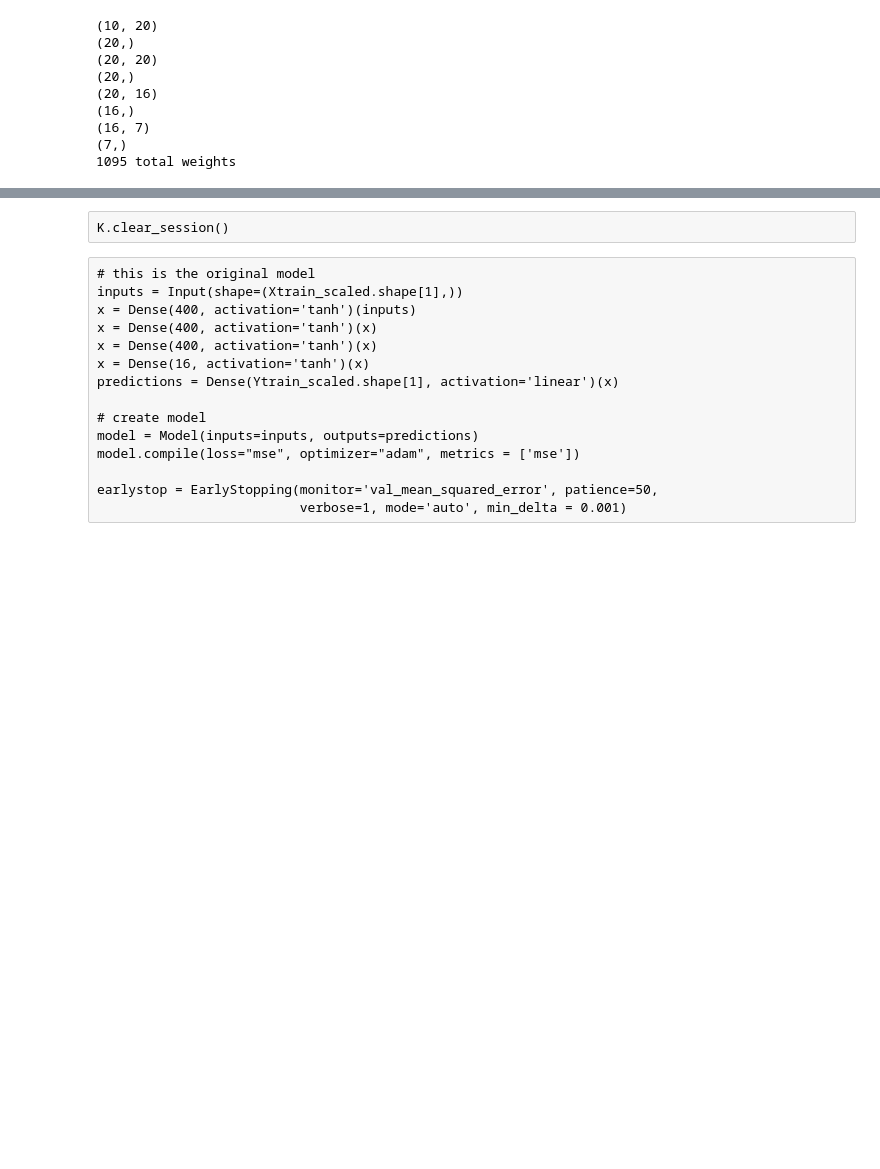
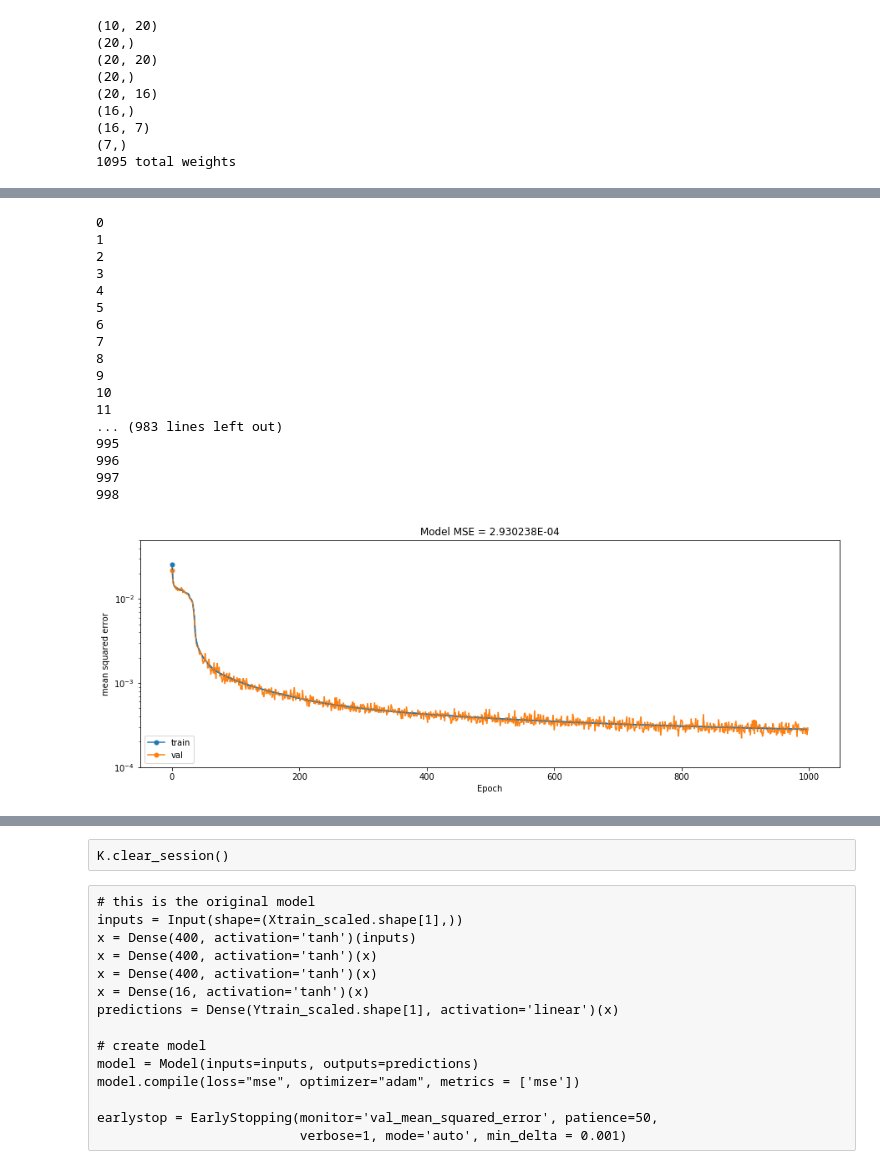
Before and after one commit to oliviatessa/MothMachineLearning, a Jupyter notebook: 019_eScienceCommunitySeminar.ipynb, the cells around one changed output, grey strips where cells are left out. Cells and saved outputs as stored; diff of their text form; code cells hidden in the pictures; blank space fills up the shorter version.

```diff
--- a/019_eScienceCommunitySeminar.ipynb
+++ b/019_eScienceCommunitySeminar.ipynb
@@ -1363,36 +1380,55 @@ len(historyDict["mean_squared_error"])
 # %%
 
 tmpDir = os.path.join(figDir, tmpFolder)
 ctr2 = 0
 
 fig, axs = plt.subplots(1,1,figsize=np.array([30, 10])/2)
 
 for dictLen in np.arange(0, len(historyDict["mean_squared_error"])):
     if dictLen > 0:
         axs.plot([dictLen -1, dictLen],
                  historyDict['mean_squared_error'][dictLen-1:dictLen+1], c= "C0")
         axs.plot([dictLen -1, dictLen],
                  historyDict['val_mean_squared_error'][dictLen-1:dictLen+1], c= "C1")
     else:
         axs.plot(0,
                  historyDict['mean_squared_error'][0],marker='o', markersize=5, c= "C0")
         axs.plot(0,
                  historyDict['val_mean_squared_error'][0],marker='o',markersize=5, c= "C1")
     axs.set_title('Model MSE = '+ str(format_e(historyDict['val_mean_squared_error'][dictLen])))
     axs.set_ylabel('mean squared error')
     axs.set_xlabel('Epoch')
     axs.legend(['train', 'val'], loc='lower left')
     plt.yscale('log') #logarithmic scale for y axis
 
     plt.ylim([0.0001, 0.05])
 #     fig.savefig(os.path.join(tmpDir, str(dictLen).zfill(4)+ ".png"), dpi = 120,  pad_inches = 0.5)
     #plt.close()
     #plt.show()
 
-    if np.mod(dictLen, 3) == 0:
-        print(dictLen)
-        fig.savefig(os.path.join(tmpDir, str(ctr2).zfill(4)+ ".png"), dpi = 120,  pad_inches = 0.5)
-        ctr2 += 1
+#     if np.mod(dictLen, 3) == 0:
+    print(dictLen)
+    fig.savefig(os.path.join(tmpDir, str(ctr2).zfill(4)+ ".png"), dpi = 120,  pad_inches = 0.5)
+    ctr2 += 1
+# %% [output]
+0
+1
+2
+3
+4
+5
+6
+7
+8
+9
+10
+11
+... (983 lines left out)
+995
+996
+997
+998
+[figure, added]
 # %%
 # make into video
 os.chdir(os.path.join(figDir, tmpFolder))
```
Also changed, not shown: parts of 23 cells of this notebook, 2 other files.
